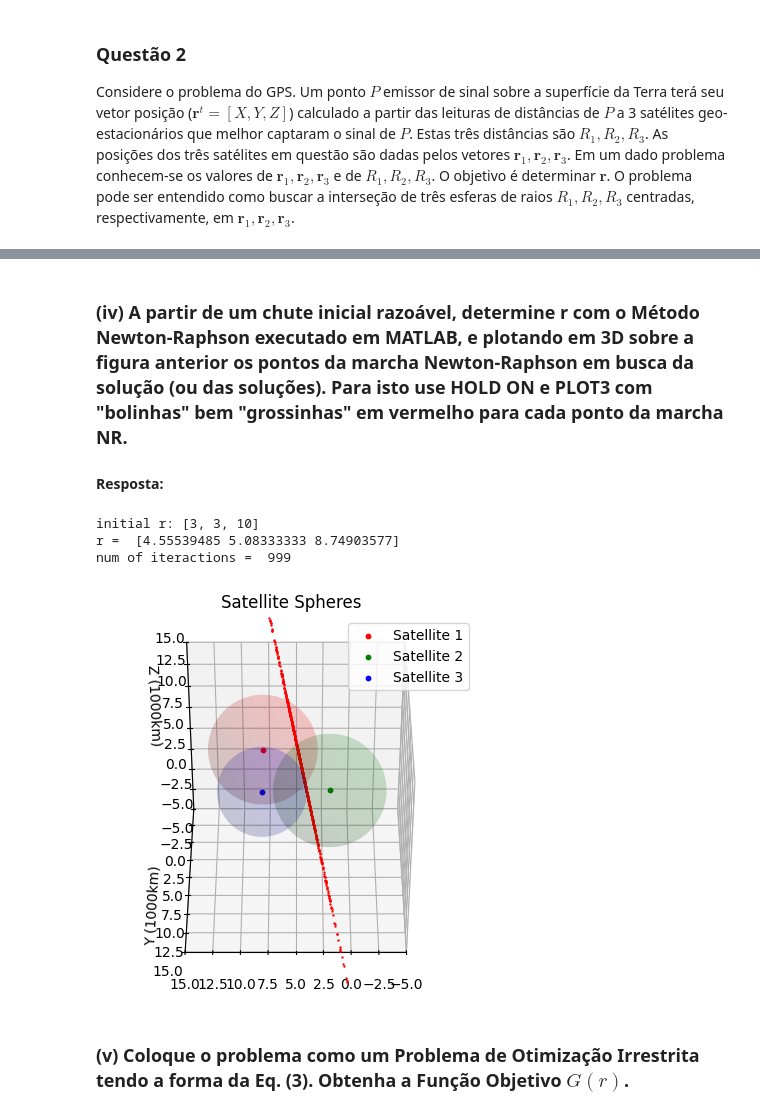
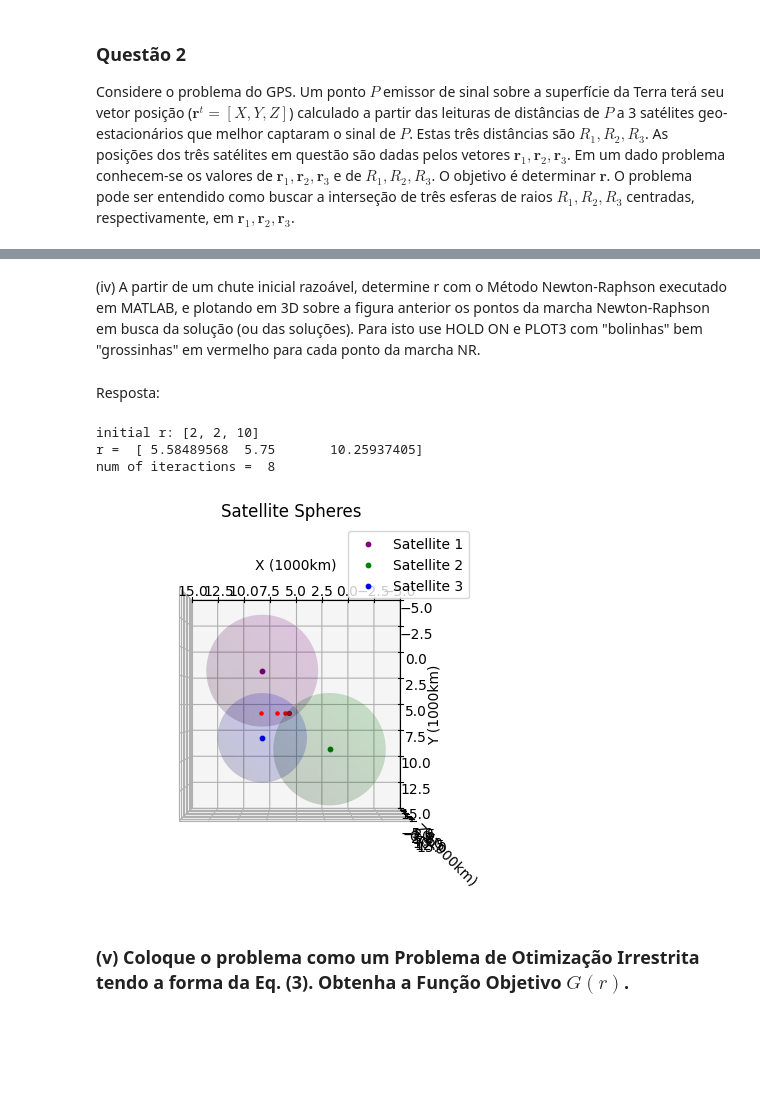
Before and after one commit to davibelo/EQE703_trabalho_1, a Jupyter notebook: res_questao_2.ipynb, the cells around one changed output, grey strips where cells are left out. Saved outputs shown, nothing was run; the diff lists cells and outputs as text; code cells hidden in the pictures; blank space fills up the shorter version.

```diff
--- a/res_questao_2.ipynb
+++ b/res_questao_2.ipynb
@@ -240,14 +189,14 @@ plt.show()
 # %% [markdown]
-### (iv) A partir de um chute inicial razoável, determine r com o Método Newton-Raphson executado em MATLAB, e plotando em 3D sobre a figura anterior os pontos da marcha Newton-Raphson em busca da solução (ou das soluções). Para isto use HOLD ON e PLOT3 com "bolinhas" bem "grossinhas" em vermelho para cada ponto da marcha NR.
-
-#### Resposta:
+(iv) A partir de um chute inicial razoável, determine r com o Método Newton-Raphson executado em MATLAB, e plotando em 3D sobre a figura anterior os pontos da marcha Newton-Raphson em busca da solução (ou das soluções). Para isto use HOLD ON e PLOT3 com "bolinhas" bem "grossinhas" em vermelho para cada ponto da marcha NR.
+# %% [markdown]
+Resposta:
 # %%
 # Sphere functions
 def sphere_functions(r):
     return np.array([
-        (r[0] - r1[0])**2 + (r[1] - r1[1])**2 + (r[2] - r1[2])**2 - R1,
-        (r[0] - r2[0])**2 + (r[1] - r2[1])**2 + (r[2] - r2[2])**2 - R2,
-        (r[0] - r3[0])**2 + (r[1] - r3[1])**2 + (r[2] - r3[2])**2 - R3
+        (r[0] - r1[0])**2 + (r[1] - r1[1])**2 + (r[2] - r1[2])**2 - R1**2,
+        (r[0] - r2[0])**2 + (r[1] - r2[1])**2 + (r[2] - r2[2])**2 - R2**2,
+        (r[0] - r3[0])**2 + (r[1] - r3[1])**2 + (r[2] - r3[2])**2 - R3**2
         ])
 
 # Gradients (Jacobian)
@@ -259,19 +208,20 @@ def jacobian(r):
         ])
 
 # Newton-Raphson method
-def newton_raphson(r_init, tol=1e-4, max_iter=1000):
+def newton_raphson(r_init, tol=1e-10, max_iter=1000):
     r = np.array(r_init, dtype=float)
     for i in range(max_iter):
         F = sphere_functions(r)
         J = jacobian(r)
         delta_r = -np.linalg.inv(J) @ (F)
+        # delta_r = np.linalg.solve(J, -F)
         r += delta_r
 
         # print('delta_r = ', delta_r)
         # print('r = ', r)
 
         # Plot interation point
-        ax.scatter(r[0], r[1], r[2], color='r', s=0.5, marker='o')
+        ax.scatter(r[0], r[1], r[2], color='r', s=5, marker='o')
         if np.linalg.norm(delta_r) < tol:
             break
     return r, i
@@ -291,42 +241,42 @@ fig = plt.figure()
 ax = fig.add_subplot(111, projection='3d')
 
 # Plot satellites centers
-ax.scatter(r1[0], r1[1], r1[2], color='r', s=10, label='Satellite 1')
+ax.scatter(r1[0], r1[1], r1[2], color='purple', s=10, label='Satellite 1')
 ax.scatter(r2[0], r2[1], r2[2], color='g', s=10, label='Satellite 2')
 ax.scatter(r3[0], r3[1], r3[2], color='b', s=10, label='Satellite 3')
 
 # Plot spheres
-plot_sphere(ax, r1, R1, 'r')
+plot_sphere(ax, r1, R1, 'purple')
 plot_sphere(ax, r2, R2, 'g')
 plot_sphere(ax, r3, R3, 'b')
 
 # Plot configuration
 ax.set_xlabel('X (1000km)')
 ax.set_ylabel('Y (1000km)')
 ax.set_zlabel('Z (1000km)')
 ax.set_title('Satellite Spheres')
 ax.legend()
 
 # Scale adjust
 ax.set_box_aspect([1,1,1])  # equalizing axis scales
 ax.set_xlim([-5, 15])
 ax.set_ylim([-5, 15])
 ax.set_zlim([-5, 15])
-ax.view_init(elev=40, azim=90)  # Adjust azimuth to move plot left/right
+ax.view_init(elev=90, azim=90)  # Adjust azimuth to move plot left/right
 
 # Newton-Raphson Call
-r_init = [3, 3, 10]
+r_init = [2, 2, 10]
 print('initial r:' , r_init)
 
 sol, iterations = newton_raphson(r_init)
 print('r = ', sol)
 print('num of iteractions = ', iterations)
 plt.show()
 # %% [output]
-initial r: [3, 3, 10]
-r =  [4.55539485 5.08333333 8.74903577]
-num of iteractions =  999
+initial r: [2, 2, 10]
+r =  [ 5.58489568  5.75       10.25937405]
+num of iteractions =  8
-[figure, old version]
+[figure, new version]
 # %% [markdown]
 ### (v) Coloque o problema como um Problema de Otimização Irrestrita tendo a forma da Eq. (3). Obtenha a Função Objetivo $G(r)$.
 # %% [markdown]
```
Also changed, not shown: parts of 11 cells of this notebook.
